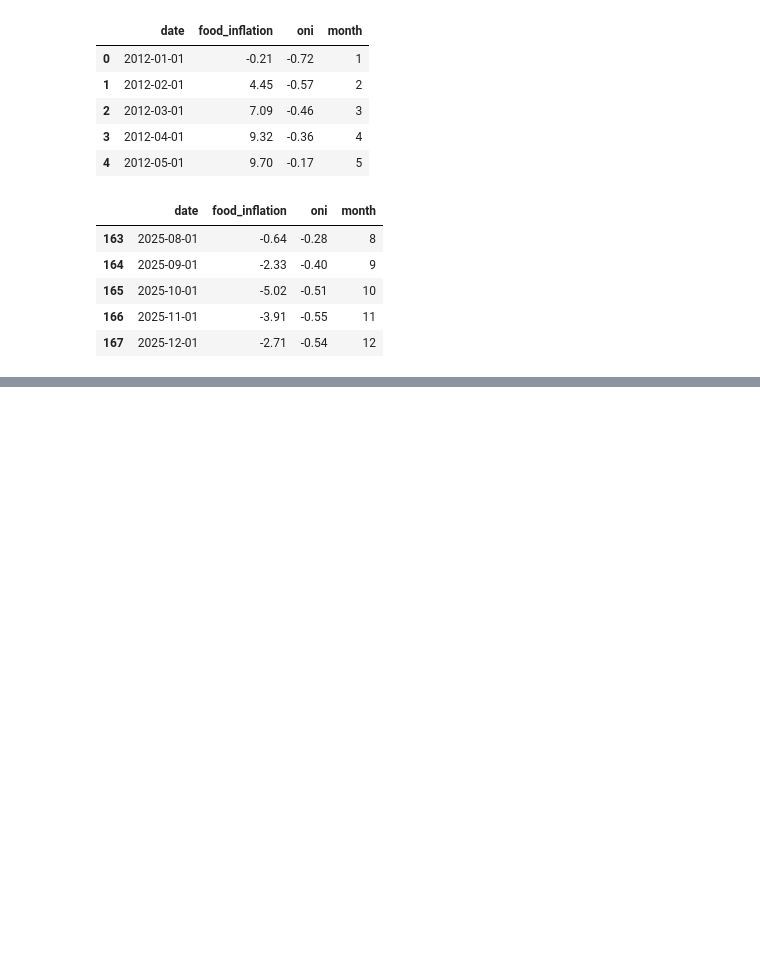
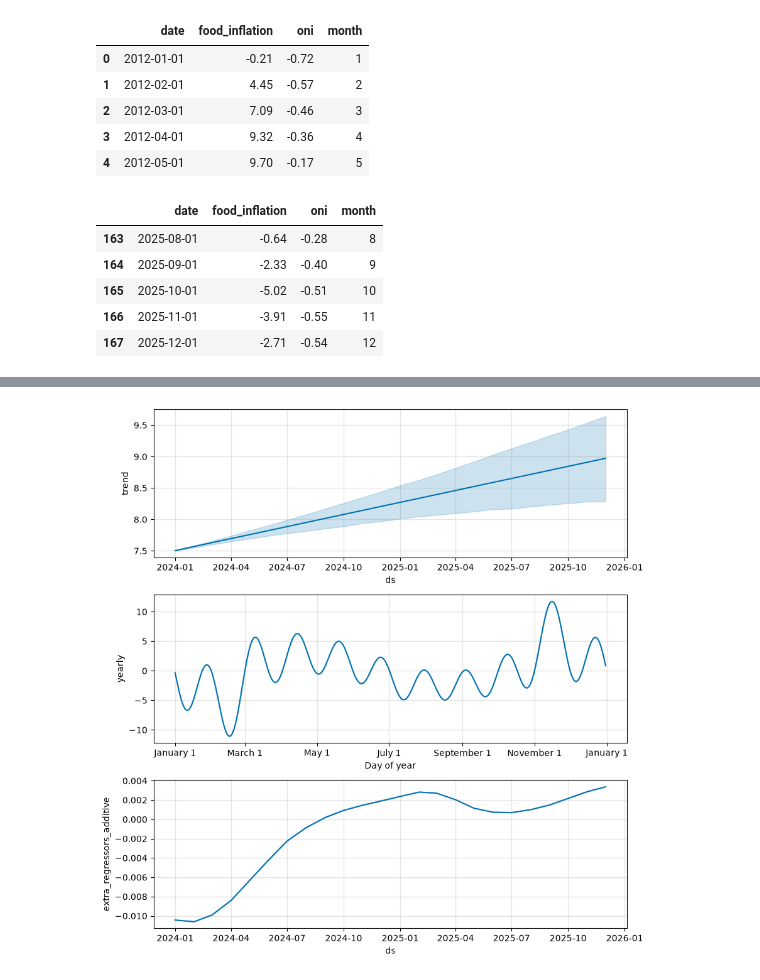
Before and after one commit to AyushTomarOG/Food-Inflation-in-El-Nino, a Jupyter notebook: notebooks/04_prophet.ipynb, the cells around one changed output, grey strips where cells are left out. Cells and saved outputs as stored; diff of their text form; code cells hidden in the pictures; blank space fills up the shorter version.

```diff
--- a/notebooks/04_prophet.ipynb
+++ b/notebooks/04_prophet.ipynb
@@ -112,0 +546,10 @@ Test size: 24
+# %%
+# Final Prophet components
+
+fig = final_prophet_model.plot_components(
+    final_prophet_forecast
+)
+
+plt.show()
+# %% [output]
+[figure, added]
```
Also changed, not shown: parts of 26 cells of this notebook, 1 other file.
